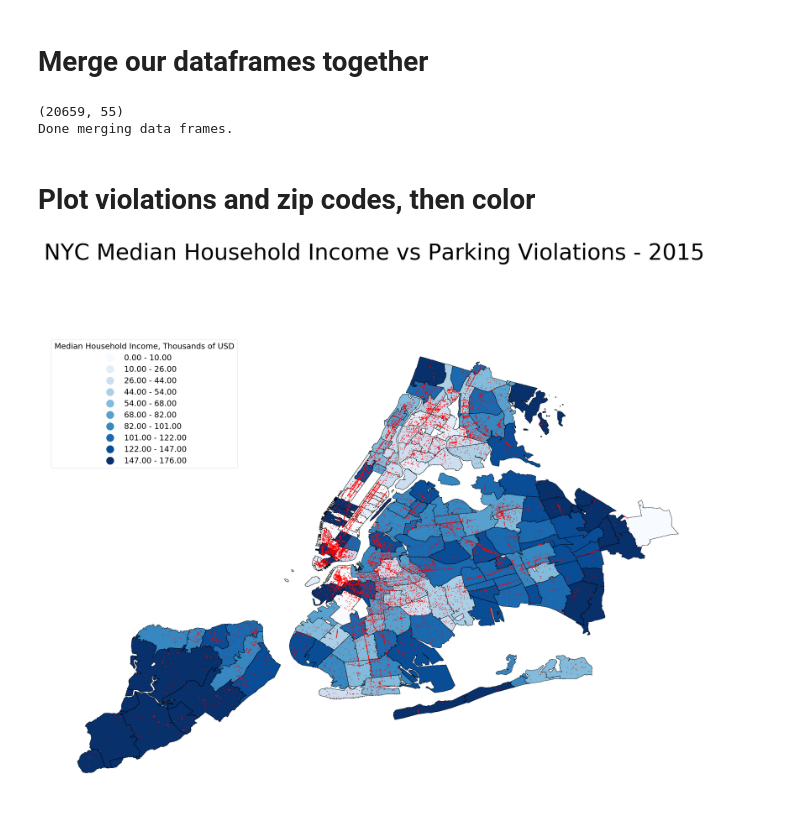
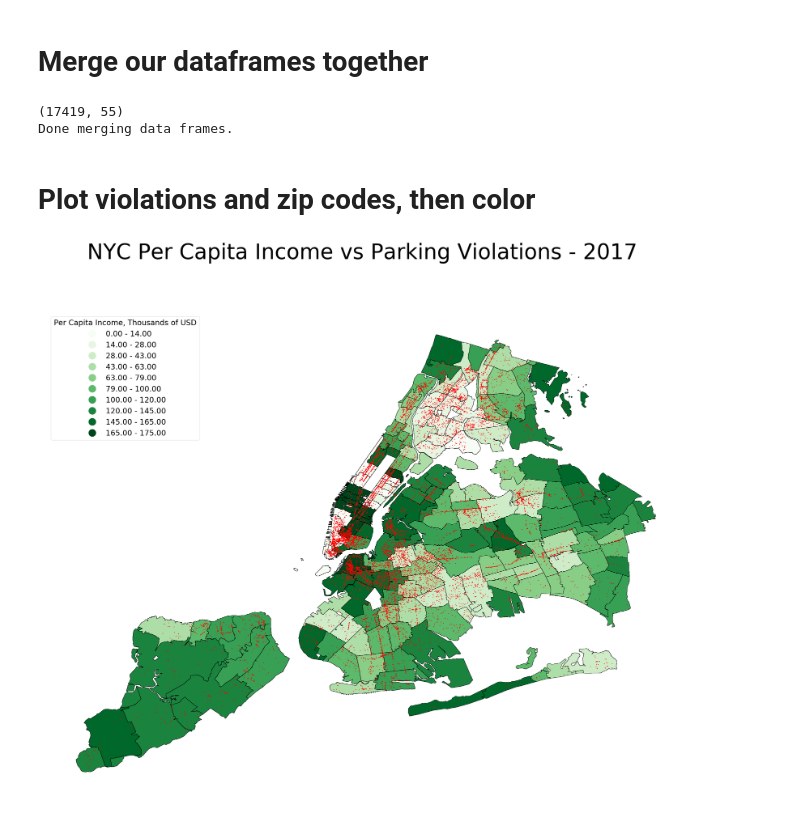
Before and after one commit to kjmj/New-York-City-Parking-Violations, a Jupyter notebook: main.ipynb, the cells around one changed output. Cells and saved outputs as stored; diff of their text form; code cells hidden in the pictures.

```diff
--- a/main.ipynb
+++ b/main.ipynb
@@ -23,16 +23,16 @@ def toUpper(x):
 # %% [markdown]
 ## Define what data you want
 # %%
-censusDataPath = 'data/csv/census/nyc-median-income-2015.csv' # path to the census data you want to analyze
-censusDataColumn = 'Median income (dollars); Estimate; Households' # column in the census data set to zone and color on the map
+censusDataPath = 'data/csv/census/nyc-per-capita-income-2017.csv' # path to the census data you want to analyze
+censusDataColumn = 'Estimate; Per capita income in the past 12 months (in 2017 inflation-adjusted dollars)' # column in the census data set to zone and color on the map
 
-violationDataPath = 'data/csv/ParkingViolations/nyc-parking-violations-partial-2015.csv'
+violationDataPath = 'data/csv/ParkingViolations/nyc-parking-violations-partial-2017.csv'
 
-legendTitle = 'Median Household Income, Thousands of USD'
-mapTitle = 'NYC Median Household Income vs Parking Violations - 2015'
+legendTitle = 'Per Capita Income, Thousands of USD'
+mapTitle = 'NYC Per Capita Income vs Parking Violations - 2017'
 
-imageName = 'generated/median-income-2015.png'
-htmlName = 'generated/median-income-2015.html'
+imageName = 'generated/per-capita-income-2017.png'
+htmlName = 'generated/per-capita-income-2017.html'
 # %% [markdown]
 ## Data Cleaning
 # %%
@@ -74,26 +74,26 @@ merged.to_csv("generated/nyc-merged-data-all.csv")
 
 print("Done merging data frames.")
 # %% [output]
-(20659, 55)
+(17419, 55)
 Done merging data frames.
 # %% [markdown]
 # Plot violations and zip codes, then color
 # %%
 # legend cannot be shown to mplleaflet. comment out the first one if youre plotting to mflleaflet
-ax = GeoDataFrame(merged).plot(column=censusDataColumn,  cmap='Blues', scheme='QUANTILES', k=10, figsize=(36, 36), edgecolor='black', legend=True, legend_kwds={'title': legendTitle, 'loc': 'upper left', 'title_fontsize':30, 'markerscale': 3, 'prop': {'size': 30}})
+ax = GeoDataFrame(merged).plot(column=censusDataColumn,  cmap='Greens', scheme='QUANTILES', k=10, figsize=(36, 36), edgecolor='black', legend=True, legend_kwds={'title': legendTitle, 'loc': 'upper left', 'title_fontsize':30, 'markerscale': 3, 'prop': {'size': 30}})
 #ax = GeoDataFrame(merged).plot(column=censusDataColumn,  cmap='Blues', scheme='QUANTILES', k=10, figsize=(36, 36), edgecolor='black')
 
 ax = plt.scatter(merged['LON'], merged['LAT'], marker='o', s=3, color="red")
 
 plt.axis('off')
 
 figure = ax.figure
 figure.suptitle(mapTitle, fontsize=85)
 figure.tight_layout()
 figure.subplots_adjust(top=1.0)
 
 figure.savefig(imageName, dpi=150)
 plt.show()
 #mplleaflet.save_html(fig=figure, fileobj=htmlName)
 # %% [output]
-[figure, old version]
+[figure, new version]
```
Also changed, not shown: 6 other files.
